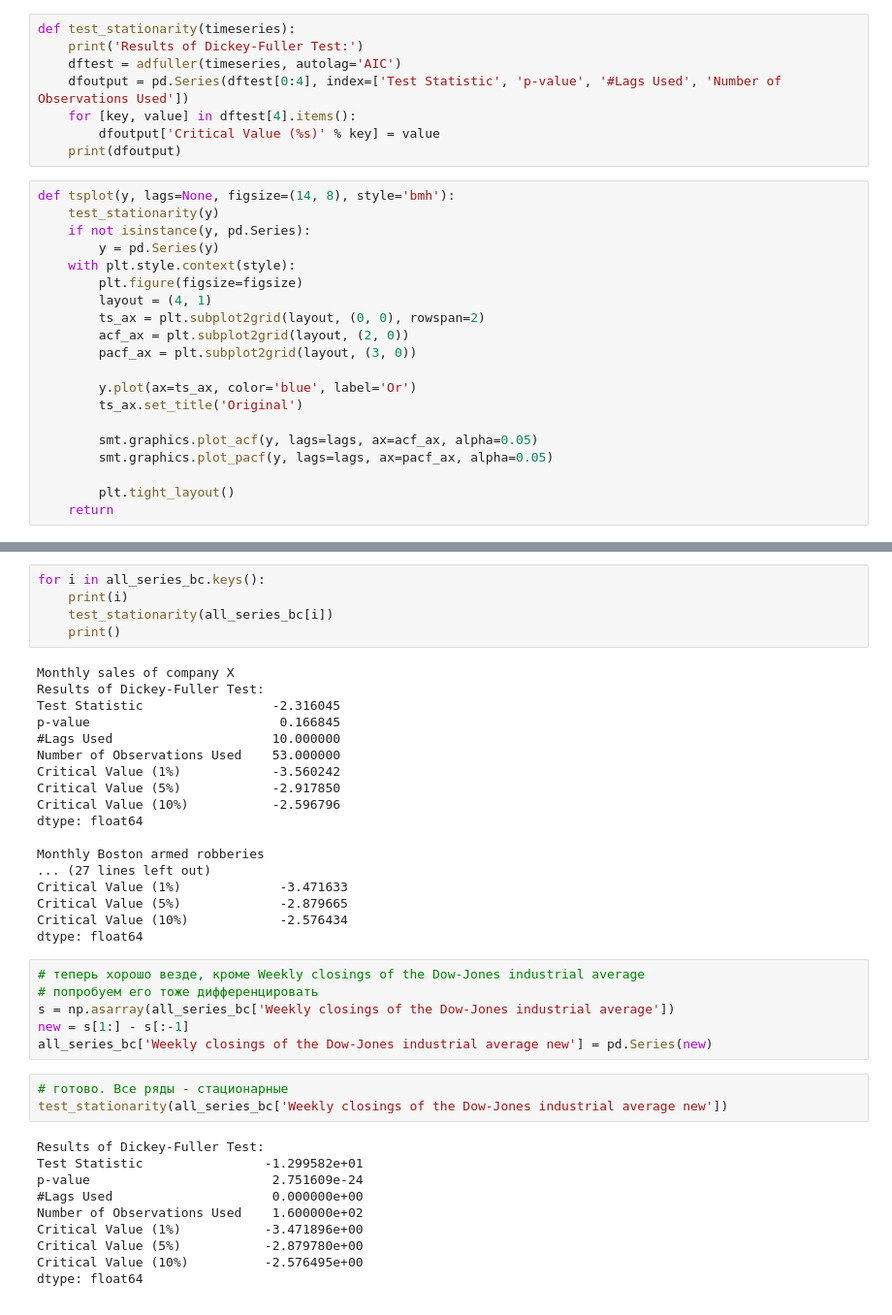
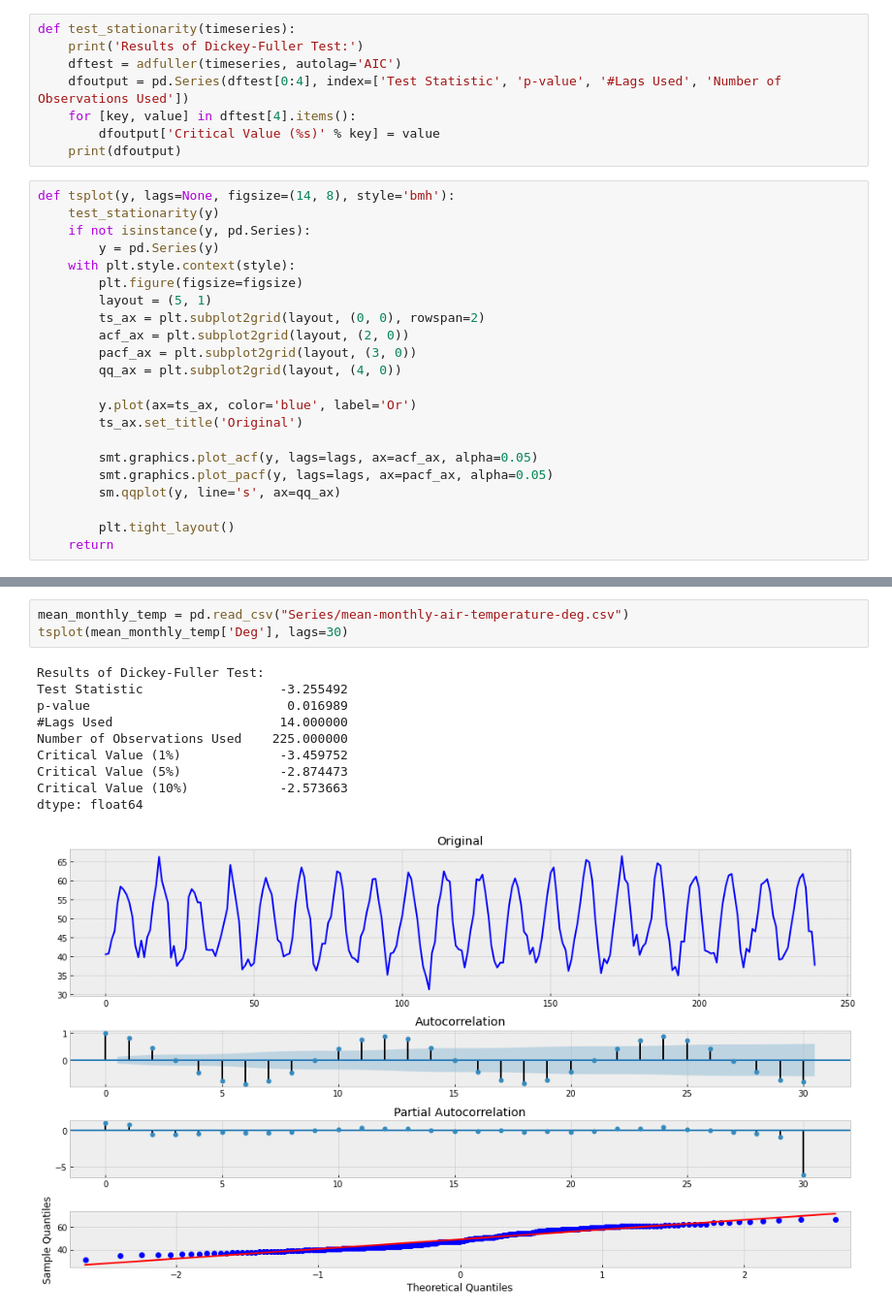
Before and after one commit to rgridnev/python_course, a Jupyter notebook: Time Series/homework3.ipynb, the cells around one changed output, grey strips where cells are left out. Shown at 97% size. Drawn from its saved outputs; the diff is of its cells as text.

```diff
--- a/Time Series/homework3.ipynb
+++ b/Time Series/homework3.ipynb
@@ -23,16 +31,18 @@ def tsplot(y, lags=None, figsize=(14, 8), style='bmh'):
         y = pd.Series(y)
     with plt.style.context(style):
         plt.figure(figsize=figsize)
-        layout = (4, 1)
+        layout = (5, 1)
         ts_ax = plt.subplot2grid(layout, (0, 0), rowspan=2)
         acf_ax = plt.subplot2grid(layout, (2, 0))
         pacf_ax = plt.subplot2grid(layout, (3, 0))
+        qq_ax = plt.subplot2grid(layout, (4, 0))
 
         y.plot(ax=ts_ax, color='blue', label='Or')
         ts_ax.set_title('Original')
 
         smt.graphics.plot_acf(y, lags=lags, ax=acf_ax, alpha=0.05)
         smt.graphics.plot_pacf(y, lags=lags, ax=pacf_ax, alpha=0.05)
+        sm.qqplot(y, line='s', ax=qq_ax)
 
         plt.tight_layout()
     return
@@ -150,42 +49,14 @@ with plt.style.context('bmh'):
-# %%
-for i in all_series_bc.keys():
-    print(i)
-    test_stationarity(all_series_bc[i])
-    print()
-# %% [output]
-Monthly sales of company X
-Results of Dickey-Fuller Test:
-Test Statistic                 -2.316045
-p-value                         0.166845
-#Lags Used                     10.000000
-Number of Observations Used    53.000000
-Critical Value (1%)            -3.560242
-Critical Value (5%)            -2.917850
-Critical Value (10%)           -2.596796
-dtype: float64
-
-Monthly Boston armed robberies
-... (27 lines left out)
-Critical Value (1%)             -3.471633
-Critical Value (5%)             -2.879665
-Critical Value (10%)            -2.576434
-dtype: float64
-# %%
-# теперь хорошо везде, кроме Weekly closings of the Dow-Jones industrial average
-# попробуем его тоже дифференцировать
-s = np.asarray(all_series_bc['Weekly closings of the Dow-Jones industrial average'])
-new = s[1:] - s[:-1]
-all_series_bc['Weekly closings of the Dow-Jones industrial average new'] = pd.Series(new)
-# %%
-# готово. Все ряды - стационарные
-test_stationarity(all_series_bc['Weekly closings of the Dow-Jones industrial average new'])
-# %% [output]
-Results of Dickey-Fuller Test:
-Test Statistic                -1.299582e+01
-p-value                        2.751609e-24
-#Lags Used                     0.000000e+00
-Number of Observations Used    1.600000e+02
-Critical Value (1%)           -3.471896e+00
-Critical Value (5%)           -2.879780e+00
-Critical Value (10%)          -2.576495e+00
-dtype: float64
+# %%
+mean_monthly_temp = pd.read_csv("Series/mean-monthly-air-temperature-deg.csv")
+tsplot(mean_monthly_temp['Deg'], lags=30)
+# %% [output]
+Results of Dickey-Fuller Test:
+Test Statistic                  -3.255492
+p-value                          0.016989
+#Lags Used                      14.000000
+Number of Observations Used    225.000000
+Critical Value (1%)             -3.459752
+Critical Value (5%)             -2.874473
+Critical Value (10%)            -2.573663
+dtype: float64
+[figure, added]
```
Also changed, not shown: parts of 19 cells of this notebook, 1 other file.
